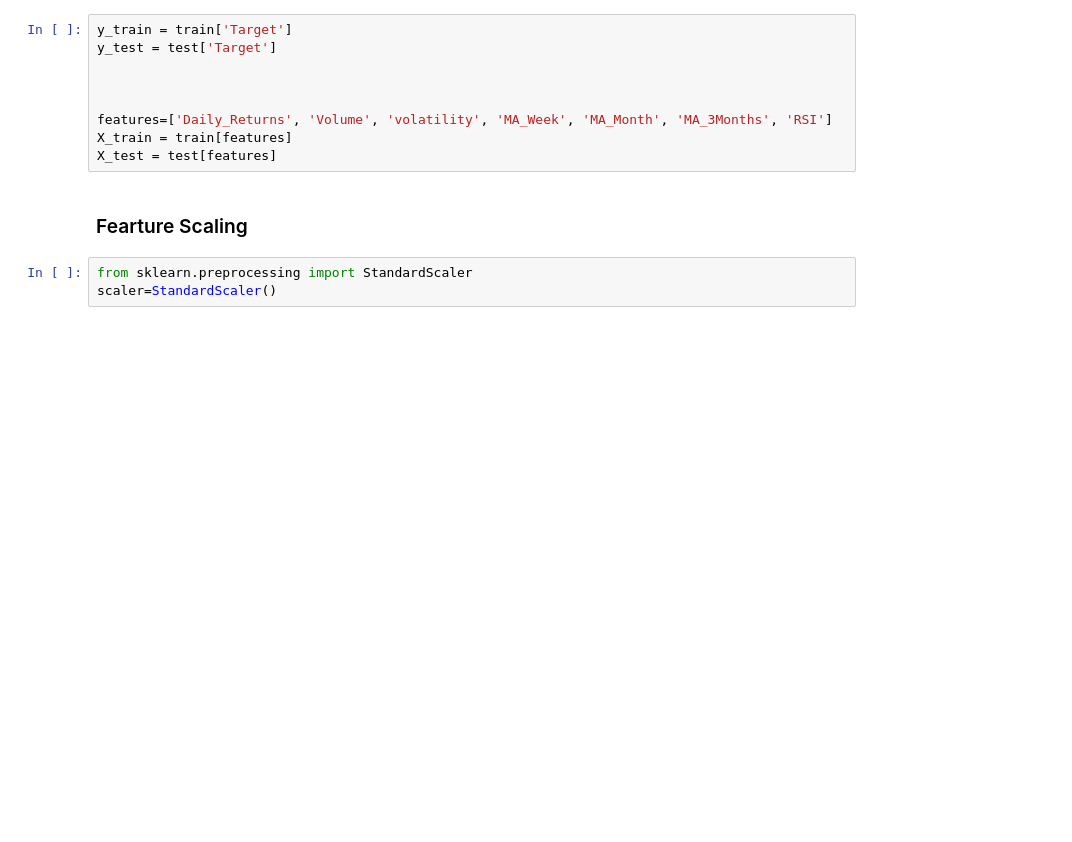
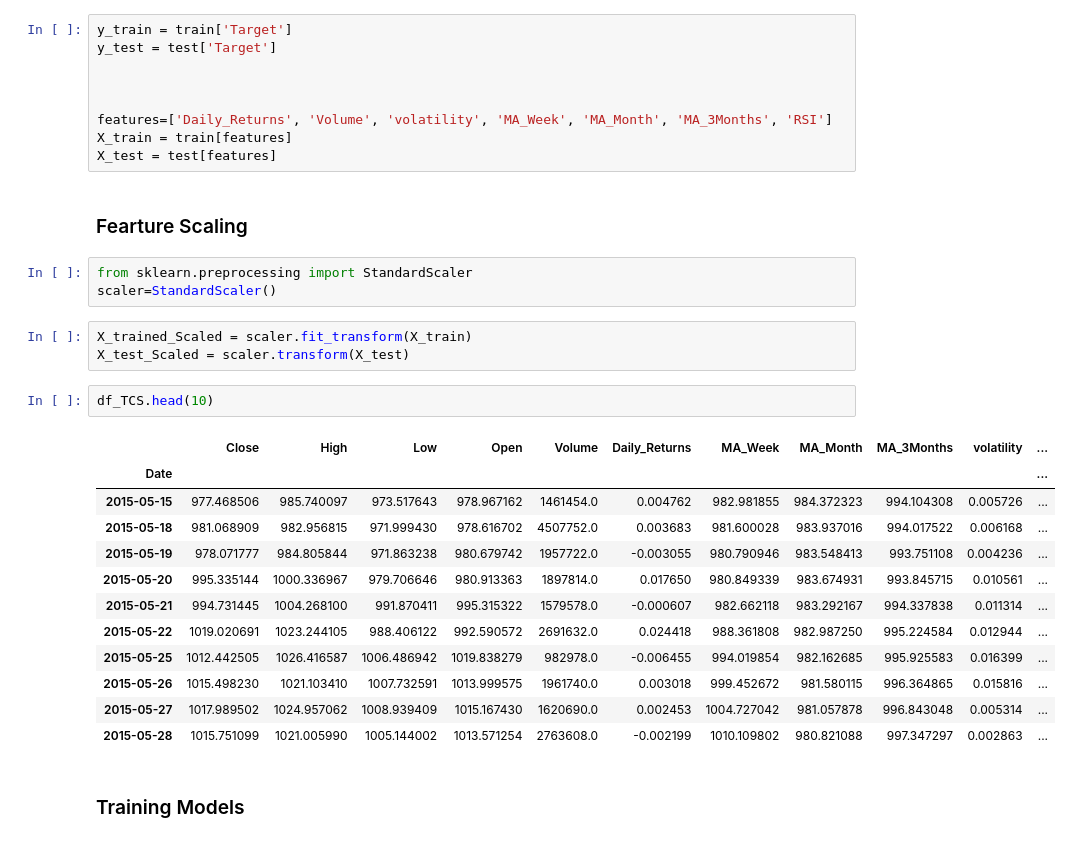
Before and after one commit to vishesh2305/SUL_Stock_Prediction_Analysis, a Jupyter notebook: IT_Notebook_TCS.ipynb, the cells around one changed output. Cells and saved outputs as stored; diff of their text form; blank space fills up the shorter version.

```diff
--- a/IT_Notebook.ipynb
+++ b/IT_Notebook_TCS.ipynb
@@ -307,3 +323,23 @@ X_test = test[features]
 # %%
 from sklearn.preprocessing import StandardScaler
 scaler=StandardScaler()
+# %%
+X_trained_Scaled = scaler.fit_transform(X_train)
+X_test_Scaled = scaler.transform(X_test)
+# %%
+df_TCS.head(10)
+# %% [output]
+|  | Close | High | Low | Open | Volume | Daily_Returns | MA_Week | MA_Month | MA_3Months | volatility | ... |
+| Date |  |  |  |  |  |  |  |  |  |  | ... |
+| 2015-05-15 | 977.468506 | 985.740097 | 973.517643 | 978.967162 | 1461454.0 | 0.004762 | 982.981855 | 984.372323 | 994.104308 | 0.005726 | ... |
+| 2015-05-18 | 981.068909 | 982.956815 | 971.999430 | 978.616702 | 4507752.0 | 0.003683 | 981.600028 | 983.937016 | 994.017522 | 0.006168 | ... |
+| 2015-05-19 | 978.071777 | 984.805844 | 971.863238 | 980.679742 | 1957722.0 | -0.003055 | 980.790946 | 983.548413 | 993.751108 | 0.004236 | ... |
+| 2015-05-20 | 995.335144 | 1000.336967 | 979.706646 | 980.913363 | 1897814.0 | 0.017650 | 980.849339 | 983.674931 | 993.845715 | 0.010561 | ... |
+| 2015-05-21 | 994.731445 | 1004.268100 | 991.870411 | 995.315322 | 1579578.0 | -0.000607 | 982.662118 | 983.292167 | 994.337838 | 0.011314 | ... |
+| 2015-05-22 | 1019.020691 | 1023.244105 | 988.406122 | 992.590572 | 2691632.0 | 0.024418 | 988.361808 | 982.987250 | 995.224584 | 0.012944 | ... |
+| 2015-05-25 | 1012.442505 | 1026.416587 | 1006.486942 | 1019.838279 | 982978.0 | -0.006455 | 994.019854 | 982.162685 | 995.925583 | 0.016399 | ... |
+| 2015-05-26 | 1015.498230 | 1021.103410 | 1007.732591 | 1013.999575 | 1961740.0 | 0.003018 | 999.452672 | 981.580115 | 996.364865 | 0.015816 | ... |
+| 2015-05-27 | 1017.989502 | 1024.957062 | 1008.939409 | 1015.167430 | 1620690.0 | 0.002453 | 1004.727042 | 981.057878 | 996.843048 | 0.005314 | ... |
+| 2015-05-28 | 1015.751099 | 1021.005990 | 1005.144002 | 1013.571254 | 2763608.0 | -0.002199 | 1010.109802 | 980.821088 | 997.347297 | 0.002863 | ... |
+# %% [markdown]
+### Training Models
```
Also changed, not shown: parts of 16 cells of this notebook, 2 other files.
